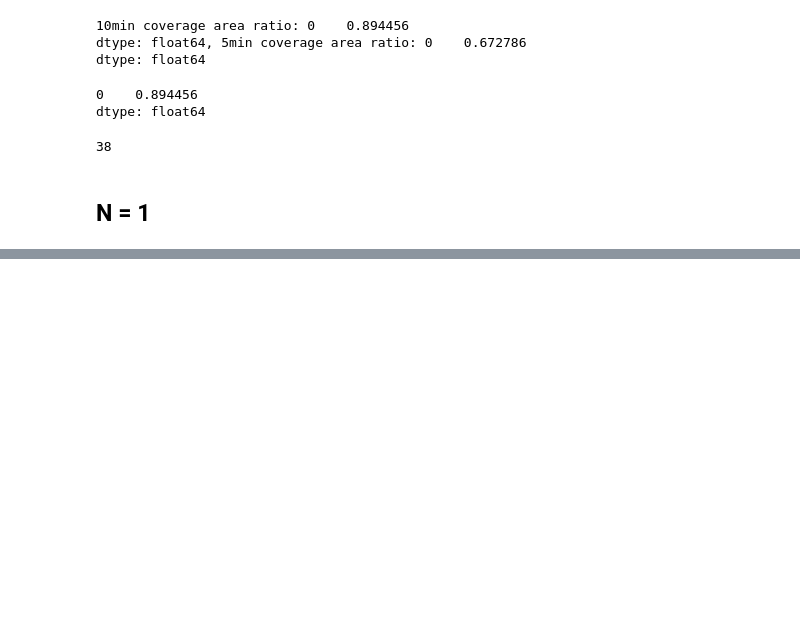
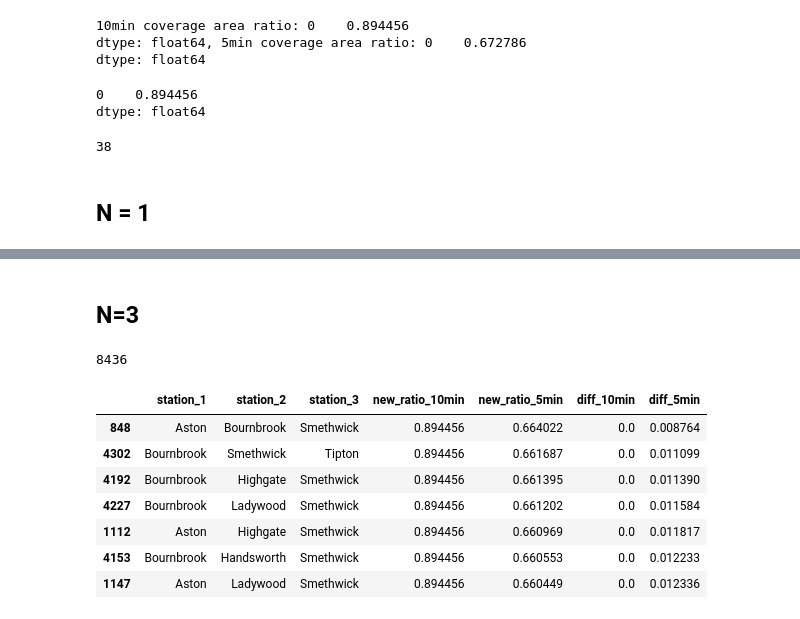
Before and after one commit to BohaoSuCC/CASADataHackathon, a Jupyter notebook: test.ipynb, the cells around one changed output, grey strips where cells are left out. Saved outputs shown, nothing was run; the diff lists cells and outputs as text; code cells hidden in the pictures; blank space fills up the shorter version.

```diff
--- a/test.ipynb
+++ b/test.ipynb
@@ -383,0 +448,20 @@ n1_result
+# %% [markdown]
+## N=3
+# %%
+# generate a list where take every 3 stations as a combination among all stations
+
+station_combinations_3 = []
+
+for i in range(len(station_list)):
+    for j in range(i+1, len(station_list)):
+        for k in range(j+1, len(station_list)):
+            station_combinations_3.append([station_list[i], station_list[j], station_list[k]])
+
+len(station_combinations_3)
+# %% [output]
+8436
+# %%
+# convert the station_combinations_3 list to a DataFrame
+station_combinations_3_df = pd.DataFrame(station_combinations_3, columns=['station_1', 'station_2', 'station_3'])
+station_combinations_3_df['new_ratio_10min'] = 0.0
+station_combinations_3_df['new_ratio_5min'] = 0.0
@@ -383,0 +511,15 @@ n1_result
+# %%
+n3_result = station_combinations_3_df.copy()
+
+# order the result by the 'diff_5min' column in descending order
+n3_result = n3_result.sort_values(by='diff_5min', ascending=True)
+n3_result.head(7)
+# %% [output]
+|  | station_1 | station_2 | station_3 | new_ratio_10min | new_ratio_5min | diff_10min | diff_5min |
+| 848 | Aston | Bournbrook | Smethwick | 0.894456 | 0.664022 | 0.0 | 0.008764 |
+| 4302 | Bournbrook | Smethwick | Tipton | 0.894456 | 0.661687 | 0.0 | 0.011099 |
+| 4192 | Bournbrook | Highgate | Smethwick | 0.894456 | 0.661395 | 0.0 | 0.011390 |
+| 4227 | Bournbrook | Ladywood | Smethwick | 0.894456 | 0.661202 | 0.0 | 0.011584 |
+| 1112 | Aston | Highgate | Smethwick | 0.894456 | 0.660969 | 0.0 | 0.011817 |
+| 4153 | Bournbrook | Handsworth | Smethwick | 0.894456 | 0.660553 | 0.0 | 0.012233 |
+| 1147 | Aston | Ladywood | Smethwick | 0.894456 | 0.660449 | 0.0 | 0.012336 |
```
Also changed, not shown: parts of 12 cells of this notebook, 1 other file.
